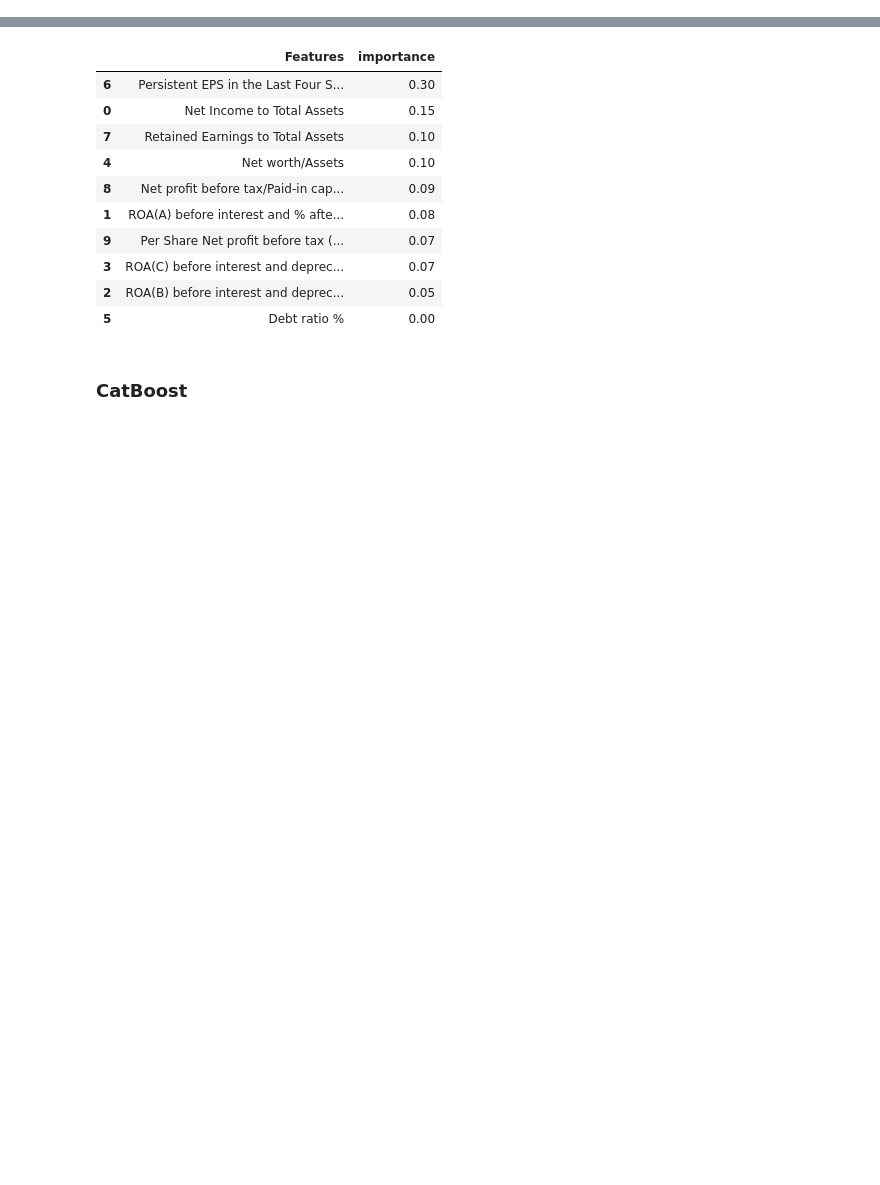
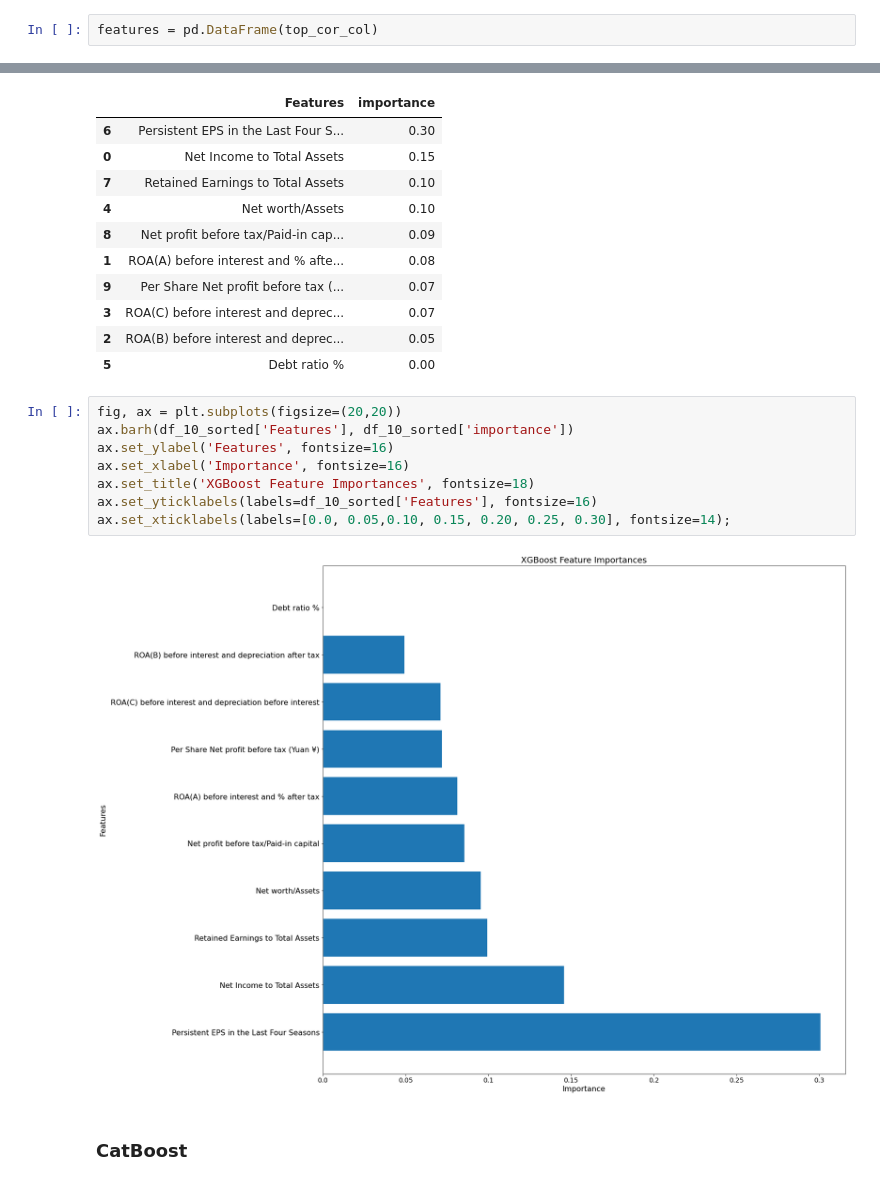
Before and after one commit to erin-vu/Bankruptcy-Prediction-in-Taiwan, a Jupyter notebook: Final Notebook.ipynb, the cells around one changed output, grey strips where cells are left out. Drawn from its saved outputs; the diff is of its cells as text; blank space fills up the shorter version.

```diff
--- a/main modelling notebook.ipynb
+++ b/Final Notebook.ipynb
@@ -1096,6 +1072,8 @@ XGBClassifier(alpha=1, base_score=0.5, booster='gbtree', colsample_bylevel=1,
               validate_parameters=1, verbosity=None)
 # %%
 importance = pd.DataFrame(xgmodel.feature_importances_)
+# %%
+features = pd.DataFrame(top_cor_col)
 # %%
 features.rename(columns={0:'Features'}, inplace=True)
 # %%
@@ -1117,6 +1095,16 @@ df_10_sorted
 | 3 | ROA(C) before interest and deprec... | 0.07 |
 | 2 | ROA(B) before interest and deprec... | 0.05 |
 | 5 | Debt ratio % | 0.00 |
+# %%
+fig, ax = plt.subplots(figsize=(20,20))
+ax.barh(df_10_sorted['Features'], df_10_sorted['importance'])
+ax.set_ylabel('Features', fontsize=16)
+ax.set_xlabel('Importance', fontsize=16)
+ax.set_title('XGBoost Feature Importances', fontsize=18)
+ax.set_yticklabels(labels=df_10_sorted['Features'], fontsize=16)
+ax.set_xticklabels(labels=[0.0, 0.05,0.10, 0.15, 0.20, 0.25, 0.30], fontsize=14);
+# %% [output]
+[figure, added]
 # %% [markdown]
 ### CatBoost
 # %%
```
Also changed, not shown: parts of 43 cells of this notebook, 7 other files.
